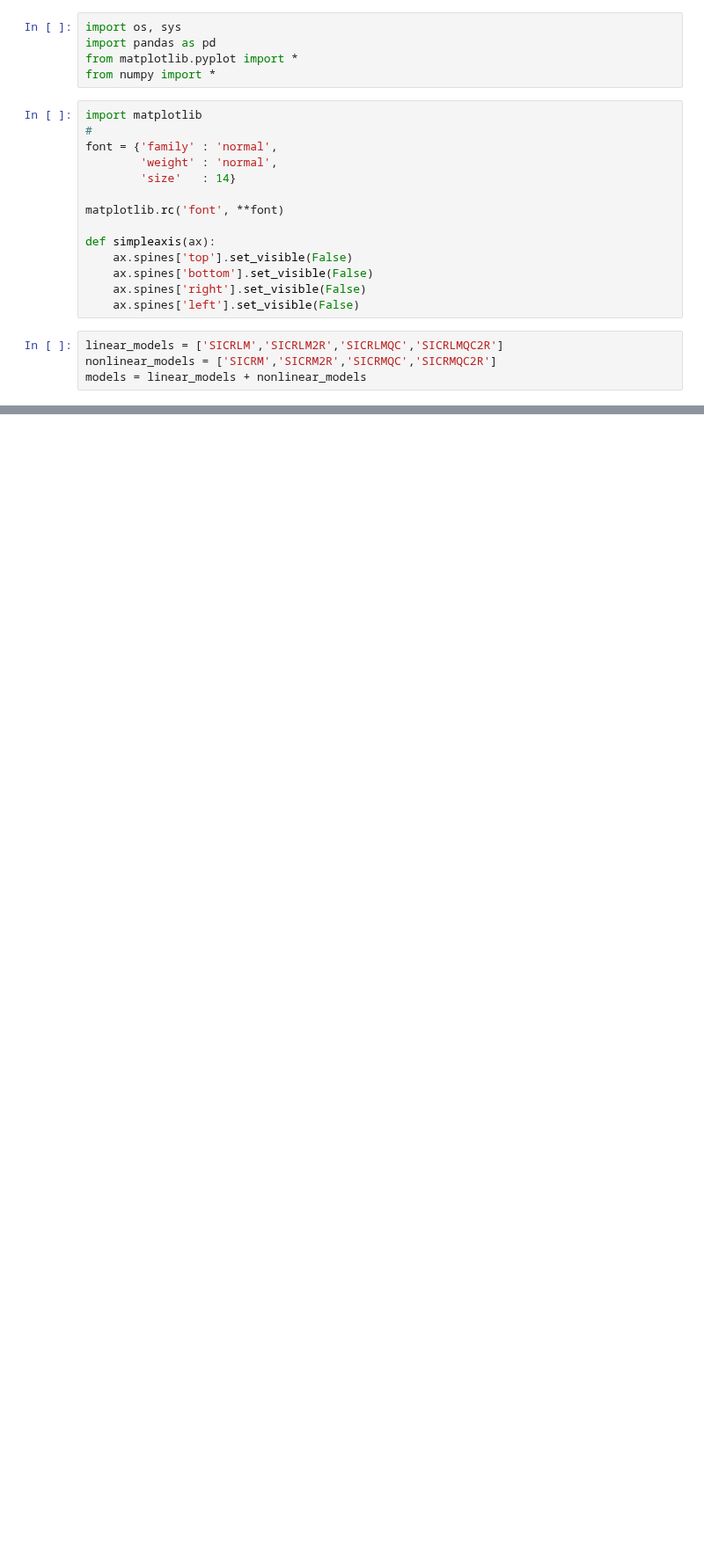
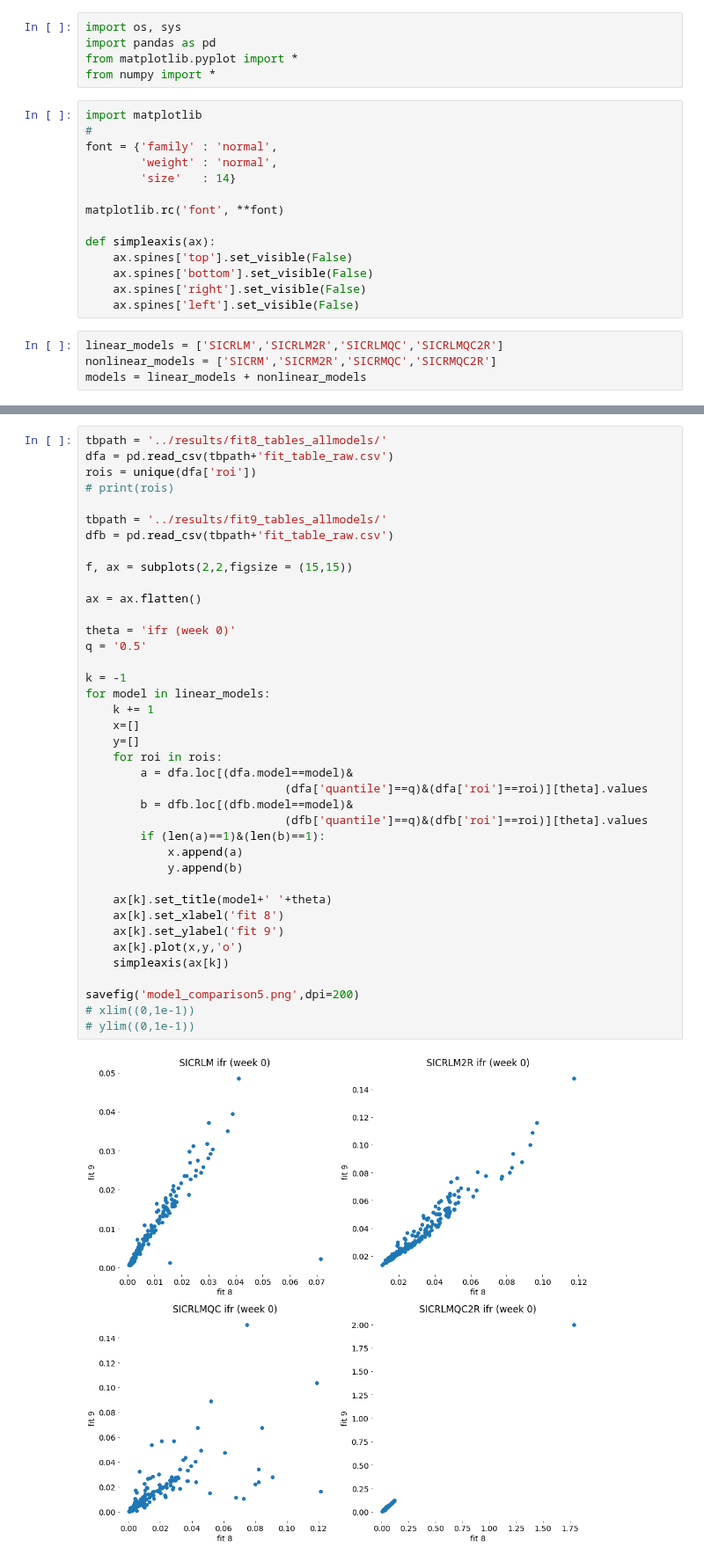
Before and after one commit to ccc1685/covid-19, a Jupyter notebook: notebooks/model_comparison.ipynb, the cells around one changed output, grey strips where cells are left out. Shown at 88% size. Saved outputs shown, nothing was run; the diff lists cells and outputs as text; blank space fills up the shorter version.

```diff
--- a/notebooks/model_comparison.ipynb
+++ b/notebooks/model_comparison.ipynb
@@ -74,0 +127,41 @@ SICRLMQC2R
+# %%
+tbpath = '../results/fit8_tables_allmodels/'
+dfa = pd.read_csv(tbpath+'fit_table_raw.csv')
+rois = unique(dfa['roi'])
+# print(rois)
+
+tbpath = '../results/fit9_tables_allmodels/'
+dfb = pd.read_csv(tbpath+'fit_table_raw.csv')
+
+f, ax = subplots(2,2,figsize = (15,15))
+
+ax = ax.flatten()
+
+theta = 'ifr (week 0)'
+q = '0.5'
+
+k = -1
+for model in linear_models:
+    k += 1
+    x=[]
+    y=[]
+    for roi in rois:
+        a = dfa.loc[(dfa.model==model)&
+                             (dfa['quantile']==q)&(dfa['roi']==roi)][theta].values
+        b = dfb.loc[(dfb.model==model)&
+                             (dfb['quantile']==q)&(dfb['roi']==roi)][theta].values
+        if (len(a)==1)&(len(b)==1):
+            x.append(a)
+            y.append(b)
+
+    ax[k].set_title(model+' '+theta)
+    ax[k].set_xlabel('fit 8')
+    ax[k].set_ylabel('fit 9')
+    ax[k].plot(x,y,'o')
+    simpleaxis(ax[k])
+
+savefig('model_comparison5.png',dpi=200)
+# xlim((0,1e-1))
+# ylim((0,1e-1))
+# %% [output]
+[figure, added]
```
Also changed, not shown: parts of 2 cells of this notebook, 32 other files.
